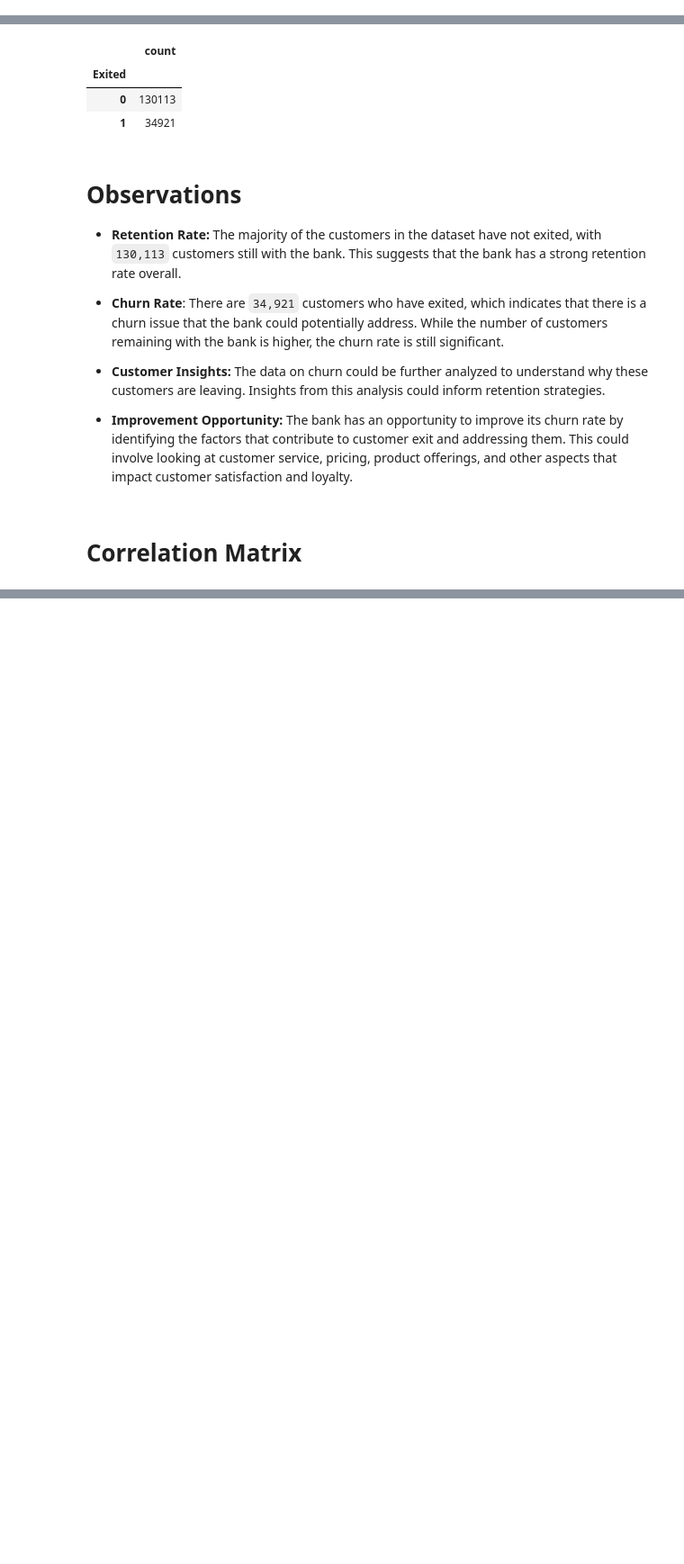
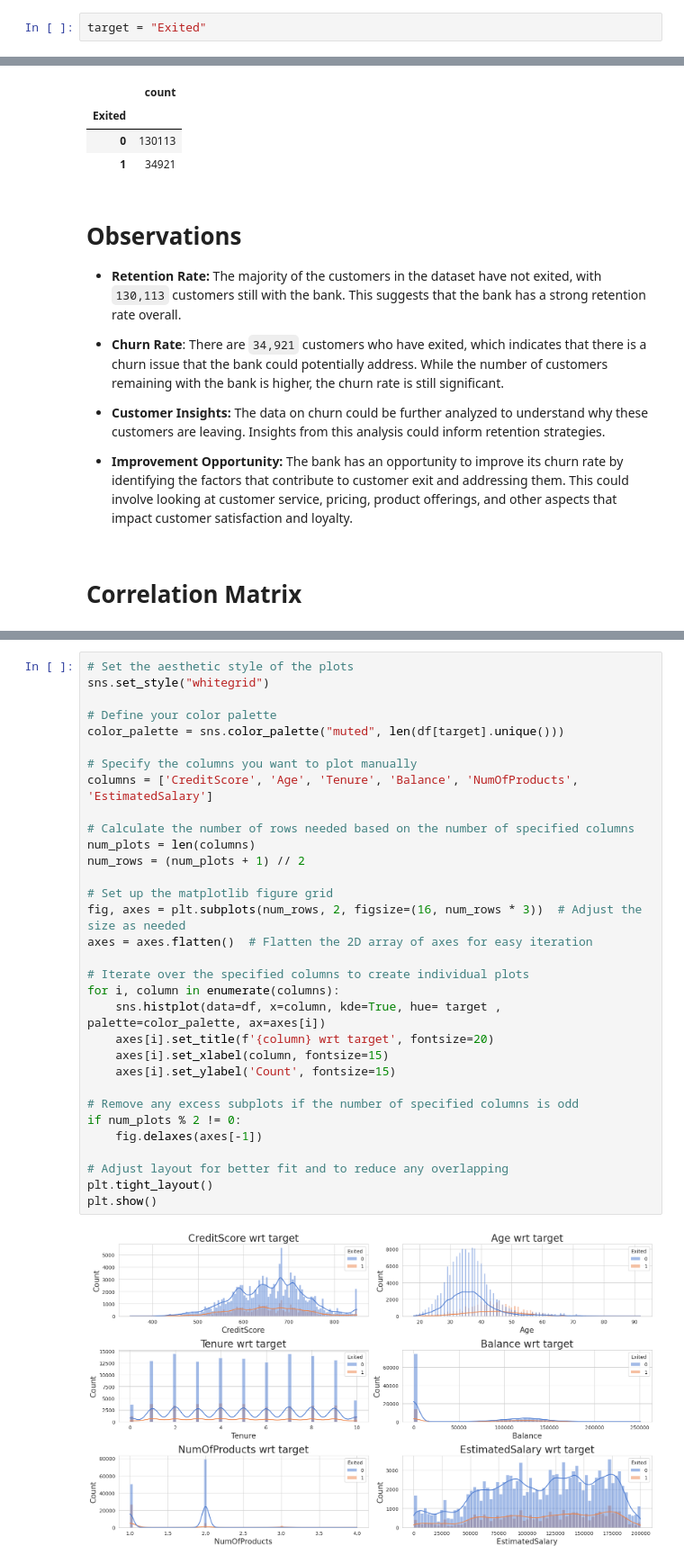
Before and after one commit to devbilalkhan/bank-churn, a Jupyter notebook: bank_churn.ipynb, the cells around one changed output, grey strips where cells are left out. Shown at 90% size. Drawn from its saved outputs; the diff is of its cells as text; blank space fills up the shorter version.

```diff
--- a/bank_churn.ipynb
+++ b/bank_churn.ipynb
@@ -132,6 +133,8 @@ df.describe()
 - **Balance**: The mean account balance is about `55,478`, but with a large standard deviation of approximately `62,818`, indicating significant variability in customer balances. Notably, `25%` of customers have a balance of `0`, which could indicate a segment of customers that do not use their accounts actively.
 
 - **Exited**: Approximately `21%` of customers have exited (the `Exited` column has a mean of `0.21`), pointing towards a churn rate that could be of interest for retention strategies. This is a binary variable, with `0` representing the customer has not exited and `1` representing the customer has exited.
+# %%
+target = "Exited"
 # %% [markdown]
 # Inspecting Labels of Categorical Variables
 # %%
@@ -226,0 +268,34 @@ for feature in features:
+# %%
+# Set the aesthetic style of the plots
+sns.set_style("whitegrid")
+
+# Define your color palette
+color_palette = sns.color_palette("muted", len(df[target].unique()))
+
+# Specify the columns you want to plot manually
+columns = ['CreditScore', 'Age', 'Tenure', 'Balance', 'NumOfProducts', 'EstimatedSalary']
+
+# Calculate the number of rows needed based on the number of specified columns
+num_plots = len(columns)
+num_rows = (num_plots + 1) // 2
+
+# Set up the matplotlib figure grid
+fig, axes = plt.subplots(num_rows, 2, figsize=(16, num_rows * 3))  # Adjust the size as needed
+axes = axes.flatten()  # Flatten the 2D array of axes for easy iteration
+
+# Iterate over the specified columns to create individual plots
+for i, column in enumerate(columns):
+    sns.histplot(data=df, x=column, kde=True, hue= target , palette=color_palette, ax=axes[i])
+    axes[i].set_title(f'{column} wrt target', fontsize=20)
+    axes[i].set_xlabel(column, fontsize=15)
+    axes[i].set_ylabel('Count', fontsize=15)
+
+# Remove any excess subplots if the number of specified columns is odd
+if num_plots % 2 != 0:
+    fig.delaxes(axes[-1])
+
+# Adjust layout for better fit and to reduce any overlapping
+plt.tight_layout()
+plt.show()
+# %% [output]
+[figure, added]
```
Also changed, not shown: parts of 37 cells of this notebook.
